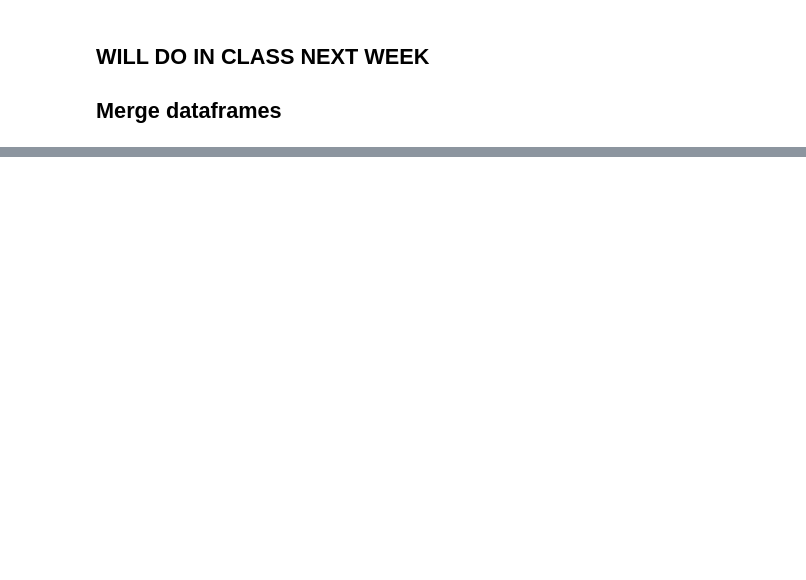
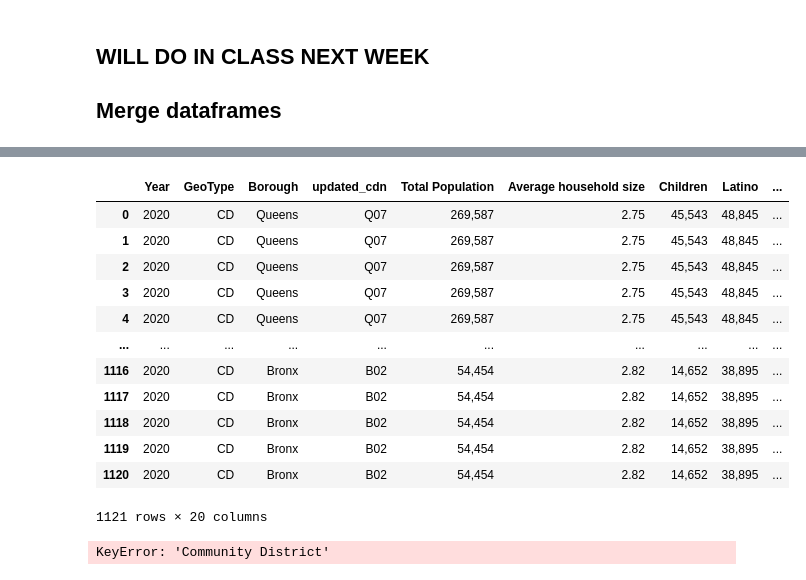
Before and after one commit to mrwaabbas/dataClass2025, a Jupyter notebook: wk11-conditional-function-merge and HW.ipynb, the cells around one changed output, grey strips where cells are left out. Cells and saved outputs as stored; diff of their text form; code cells hidden in the pictures; blank space fills up the shorter version.

```diff
--- a/wk11-conditional-function-merge and HW.ipynb
+++ b/wk11-conditional-function-merge and HW.ipynb
@@ -785,3 +841,24 @@ dfshelter
+# %%
+df2 = pd.merge(dfcensus, dfsnap, on = "updated_cdn")
+df2
+# %% [output]
+|  | Year | GeoType | Borough | updated_cdn | Total Population | Average household size | Children | Latino | ... |
+| 0 | 2020 | CD | Queens | Q07 | 269,587 | 2.75 | 45,543 | 48,845 | ... |
+| 1 | 2020 | CD | Queens | Q07 | 269,587 | 2.75 | 45,543 | 48,845 | ... |
+| 2 | 2020 | CD | Queens | Q07 | 269,587 | 2.75 | 45,543 | 48,845 | ... |
+| 3 | 2020 | CD | Queens | Q07 | 269,587 | 2.75 | 45,543 | 48,845 | ... |
+| 4 | 2020 | CD | Queens | Q07 | 269,587 | 2.75 | 45,543 | 48,845 | ... |
+| ... | ... | ... | ... | ... | ... | ... | ... | ... | ... |
+| 1116 | 2020 | CD | Bronx | B02 | 54,454 | 2.82 | 14,652 | 38,895 | ... |
+| 1117 | 2020 | CD | Bronx | B02 | 54,454 | 2.82 | 14,652 | 38,895 | ... |
+| 1118 | 2020 | CD | Bronx | B02 | 54,454 | 2.82 | 14,652 | 38,895 | ... |
+| 1119 | 2020 | CD | Bronx | B02 | 54,454 | 2.82 | 14,652 | 38,895 | ... |
+| 1120 | 2020 | CD | Bronx | B02 | 54,454 | 2.82 | 14,652 | 38,895 | ... |
+1121 rows × 20 columns
+# %%
+pd.merge(dfcensus, dfsnap, left_on = "updated_cdn", right_on = "Community District")
+# %% [output]
+KeyError: 'Community District'
 # %%
 #call a few rows of snap
 # %%
```
Also changed, not shown: parts of 15 cells of this notebook.
